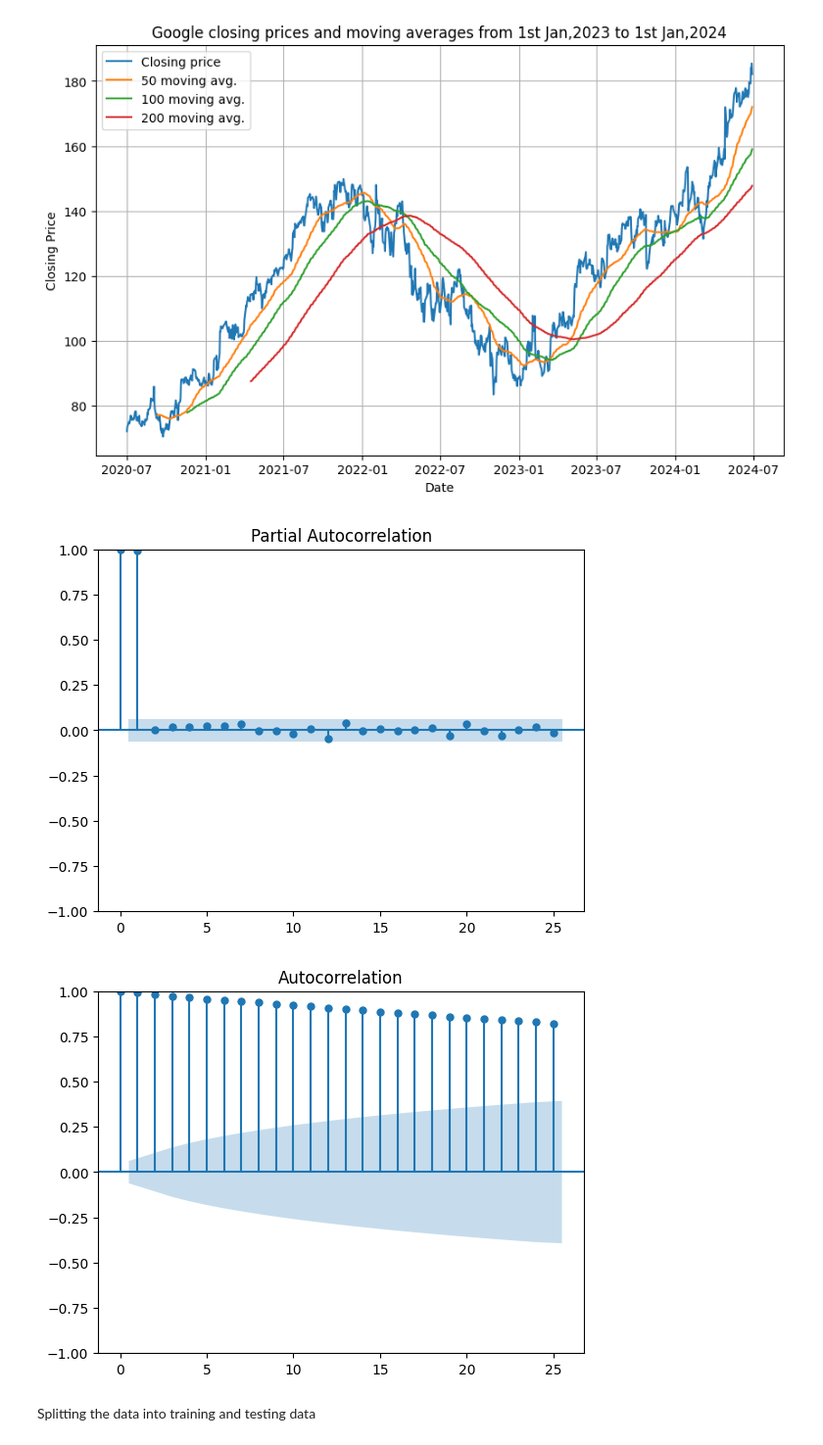
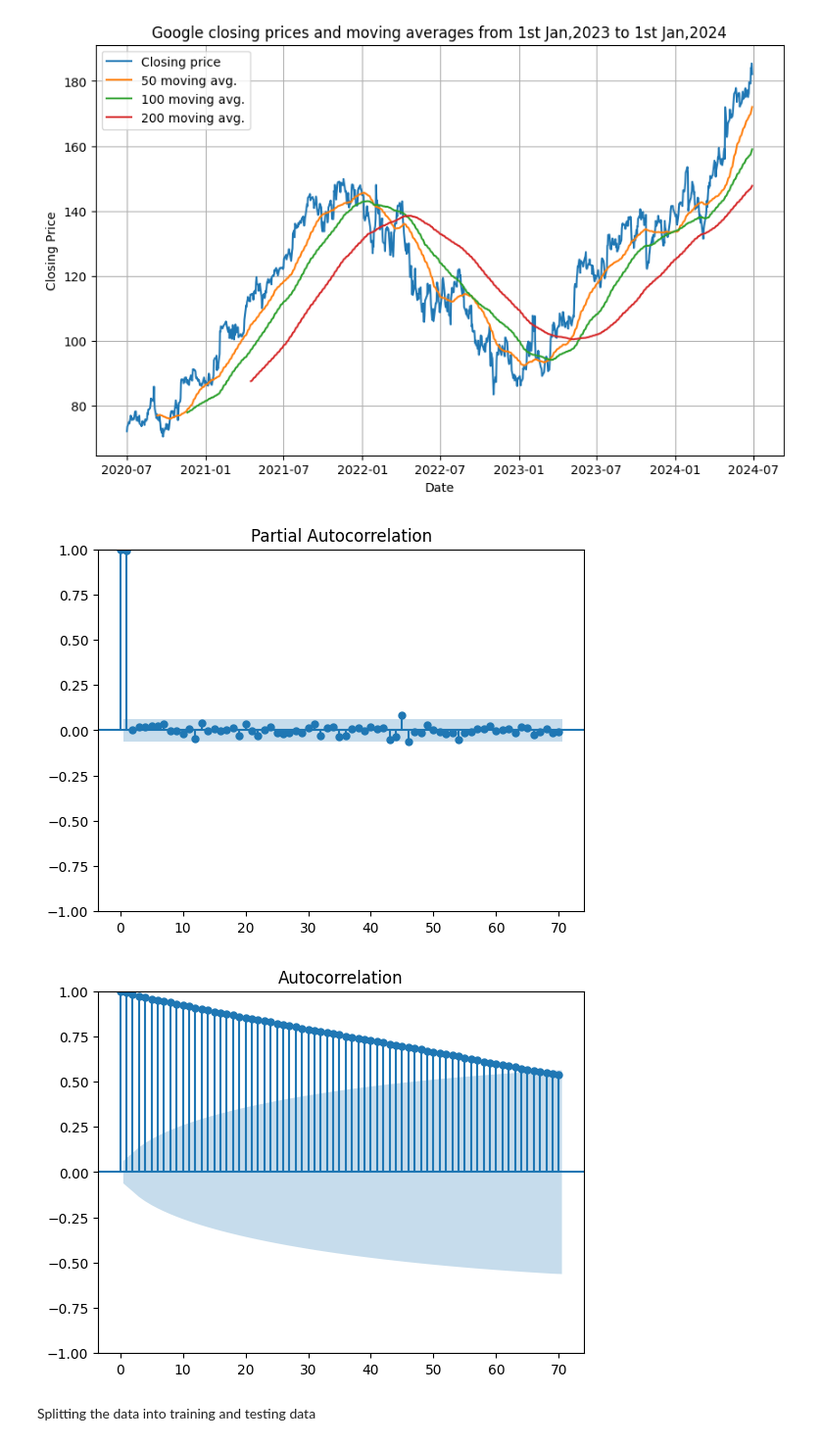
Before and after one commit to DJS-INFOMATRIX/Machine-Learning, a Jupyter notebook: GooglePricePrediction.ipynb, the cells around one changed output. Shown at 98% size. Saved outputs shown, nothing was run; the diff lists cells and outputs as text; code cells hidden in the pictures.

```diff
--- a/GooglePricePrediction.ipynb
+++ b/GooglePricePrediction.ipynb
@@ -242,11 +242,11 @@ plt.show()
 # %%
 from statsmodels.graphics.tsaplots import plot_pacf,plot_acf
 
-pacf=plot_pacf(google_data['Close'],lags=25)
-acf=plot_acf(google_data['Close'],lags=25)
+pacf=plot_pacf(google_data['Close'],lags=70)
+acf=plot_acf(google_data['Close'],lags=70)
 # %% [output]
-[figure, old version]
+[figure, new version]
-[figure, old version]
+[figure, new version]
 # %% [markdown]
 Splitting the data into training and testing data
 # %%
```
Also changed, not shown: parts of 24 cells of this notebook.
